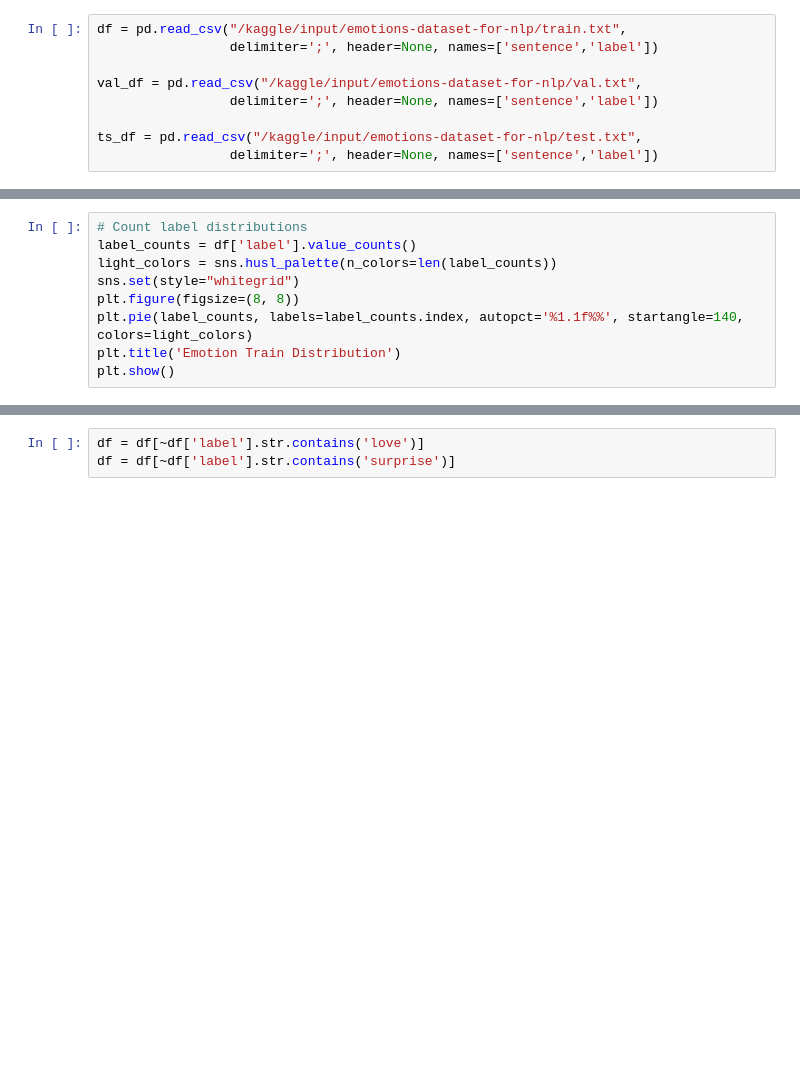
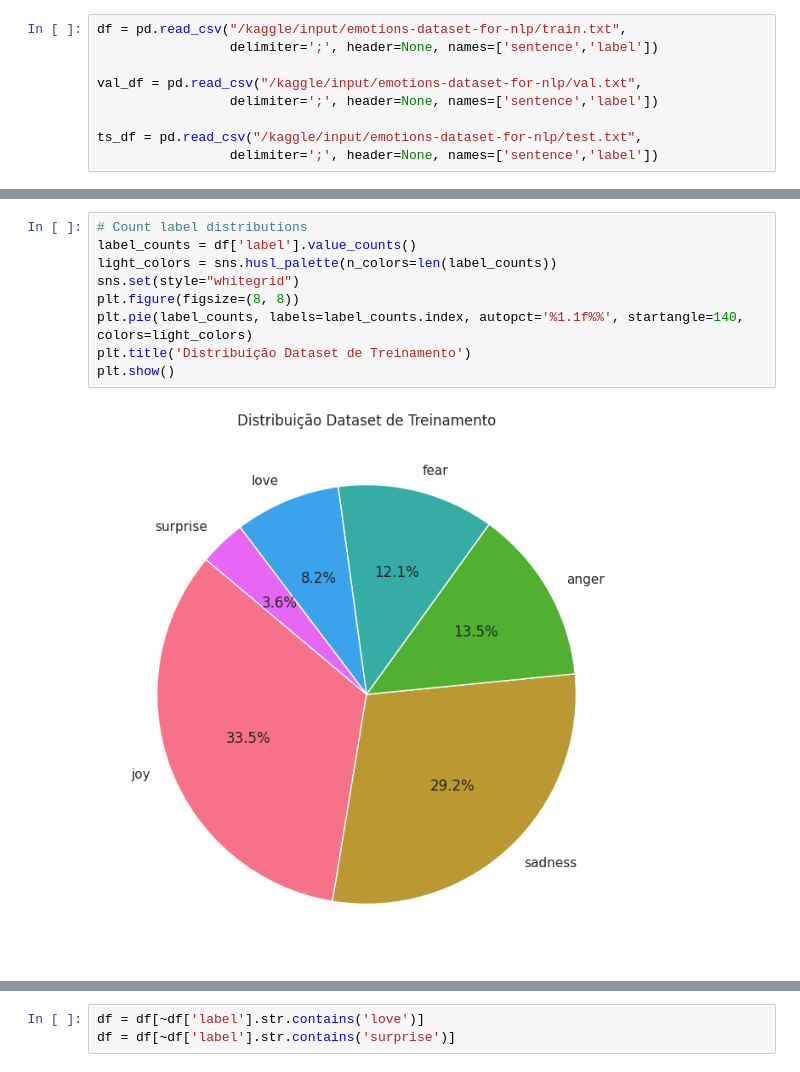
Before and after one commit to frpbotero/Sentiment-Classification, a Jupyter notebook: sentiment_classification.ipynb, the cells around one changed output, grey strips where cells are left out. Saved outputs shown, nothing was run; the diff lists cells and outputs as text; blank space fills up the shorter version.

```diff
--- a/sentiment_classification.ipynb
+++ b/sentiment_classification.ipynb
@@ -38,12 +66,14 @@ df.label.value_counts()
 # %%
 # Count label distributions
 label_counts = df['label'].value_counts()
 light_colors = sns.husl_palette(n_colors=len(label_counts))
 sns.set(style="whitegrid")
 plt.figure(figsize=(8, 8))
 plt.pie(label_counts, labels=label_counts.index, autopct='%1.1f%%', startangle=140, colors=light_colors)
-plt.title('Emotion Train Distribution')
+plt.title('Distribuição Dataset de Treinamento')
 plt.show()
+# %% [output]
+[figure, added]
 # %%
 label_counts = val_df['label'].value_counts()
 light_colors = sns.husl_palette(n_colors=len(label_counts))
```
Also changed, not shown: parts of 50 cells of this notebook.
